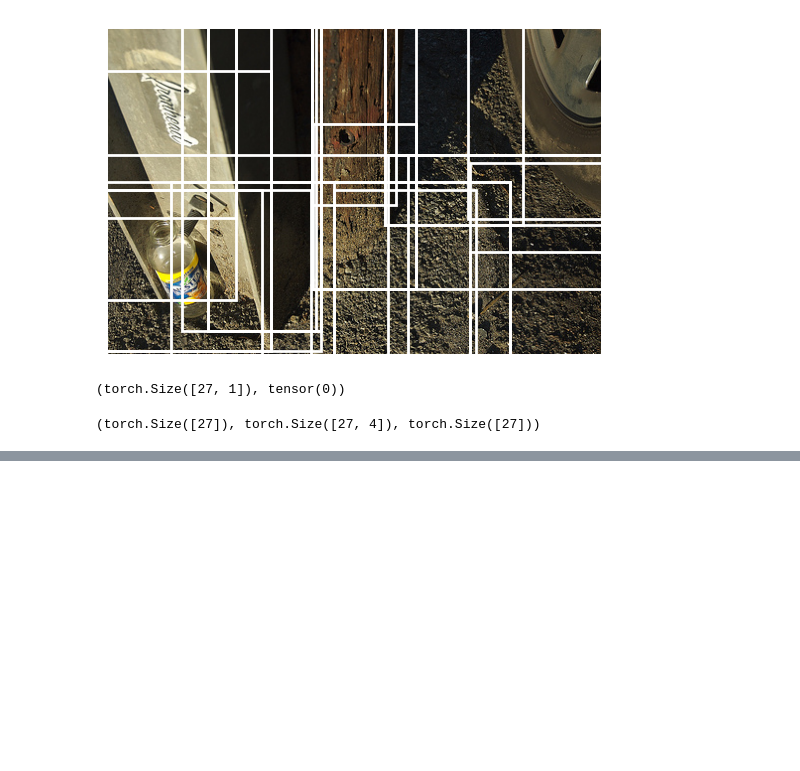
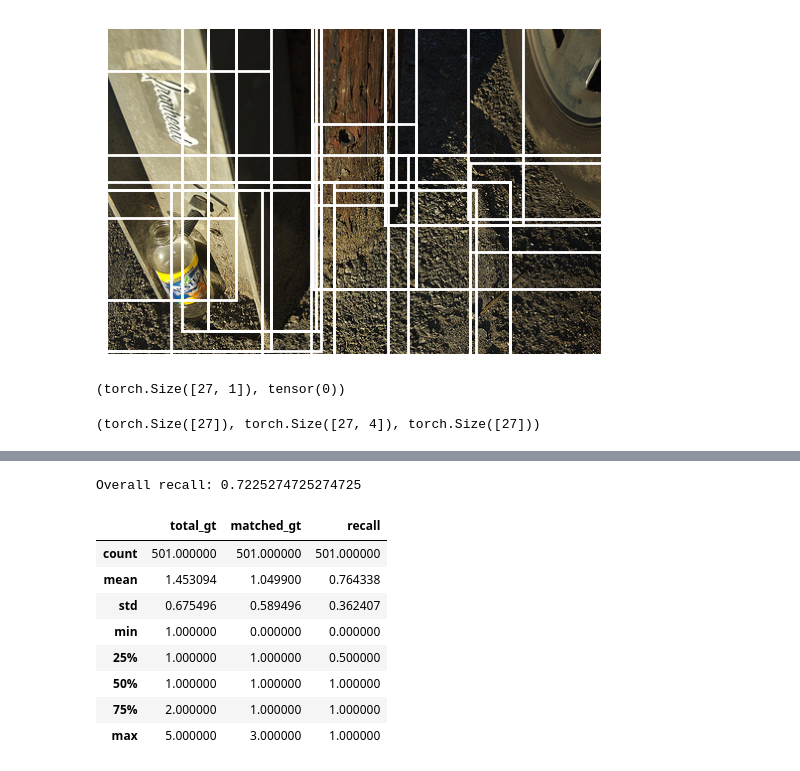
Before and after one commit to utkarsh-1232/Object-Detection, a Jupyter notebook: 02_rois.ipynb, the cells around one changed output, grey strips where cells are left out. Saved outputs shown, nothing was run; the diff lists cells and outputs as text; code cells hidden in the pictures; blank space fills up the shorter version.

```diff
--- a/02_rois.ipynb
+++ b/02_rois.ipynb
@@ -126,17 +151,22 @@ roi_ids.shape, offsets.shape, max_ious.shape
 # %%
-def get_annotated_rois(row, id2img, cat_thresh=0.3):
+def get_annotated_rois(row, id2img, scale=200, min_size=100, cat_thresh=0.3):
     img_id, gtbbs, cat_ids = row[['image_id','bbox','category_id']]
     img = io.read_image(id2img[img_id], mode=io.ImageReadMode.RGB)
     img_id = torch.tensor(img_id, dtype=torch.long)
     gtbbs = torch.tensor(gtbbs, dtype=torch.float32)
     cat_ids = torch.tensor(cat_ids, dtype=torch.long)
 
-    rois = extract_rois(img)
+    rois = extract_rois(img, scale=scale, min_size=min_size)
     roi_ids, offsets, max_ious = annotate_rois(rois, gtbbs, cat_ids, cat_thresh)
-    img_ids = img_id.repeat(rois.shape[0])
-    return img_ids, rois, roi_ids, offsets
+    return img_id, rois, roi_ids, offsets
 # %%
-from tqdm import tqdm
+from tqdm.notebook import tqdm
 
 tqdm.pandas()
-res = df.loc[:50].progress_apply(get_annotated_rois, axis=1, id2img=id2img)
+kwargs = {'id2img':id2img, 'scale':200, 'min_size':100, 'cat_thresh':0.3}
+n = 500
+res = df.loc[:n].progress_apply(get_annotated_rois, axis=1, **kwargs)
+# %%
+roi_df = pd.DataFrame({'image_id':[row[0].item() for row in res], 'roi_ids':[row[2].tolist() for row in res]})
+roi_df.set_index('image_id', inplace=True)
+roi_df.head()
@@ -142,0 +181,29 @@ res = df.loc[:50].progress_apply(get_annotated_rois, axis=1, id2img=id2img)
+# %%
+from collections import Counter
+
+def calc_recall(row):
+    cat_ids = row['category_id']
+    cat_freqs = Counter(cat_ids)
+    roi_ids = roi_df.loc[row['image_id'], 'roi_ids']
+    roi_freqs = Counter(roi_ids)
+
+    li = [1 if freq <= roi_freqs[id] else 0 for id, freq in cat_freqs.items()]
+    return [len(li), sum(li), sum(li)/len(li)]
+
+
+df[['total_gt', 'matched_gt', 'recall']] = df.loc[:n].progress_apply(calc_recall, axis=1, result_type='expand')
+# %%
+print(f'Overall recall: {df.loc[:n, 'matched_gt'].sum()/df.loc[:n, 'total_gt'].sum()}')
+
+df.loc[:n, ['total_gt', 'matched_gt', 'recall']].describe()
+# %% [output]
+Overall recall: 0.7225274725274725
+|  | total_gt | matched_gt | recall |
+| count | 501.000000 | 501.000000 | 501.000000 |
+| mean | 1.453094 | 1.049900 | 0.764338 |
+| std | 0.675496 | 0.589496 | 0.362407 |
+| min | 1.000000 | 0.000000 | 0.000000 |
+| 25% | 1.000000 | 1.000000 | 0.500000 |
+| 50% | 1.000000 | 1.000000 | 1.000000 |
+| 75% | 2.000000 | 1.000000 | 1.000000 |
+| max | 5.000000 | 3.000000 | 1.000000 |
```
Also changed, not shown: parts of 11 cells of this notebook, 1 other file.
